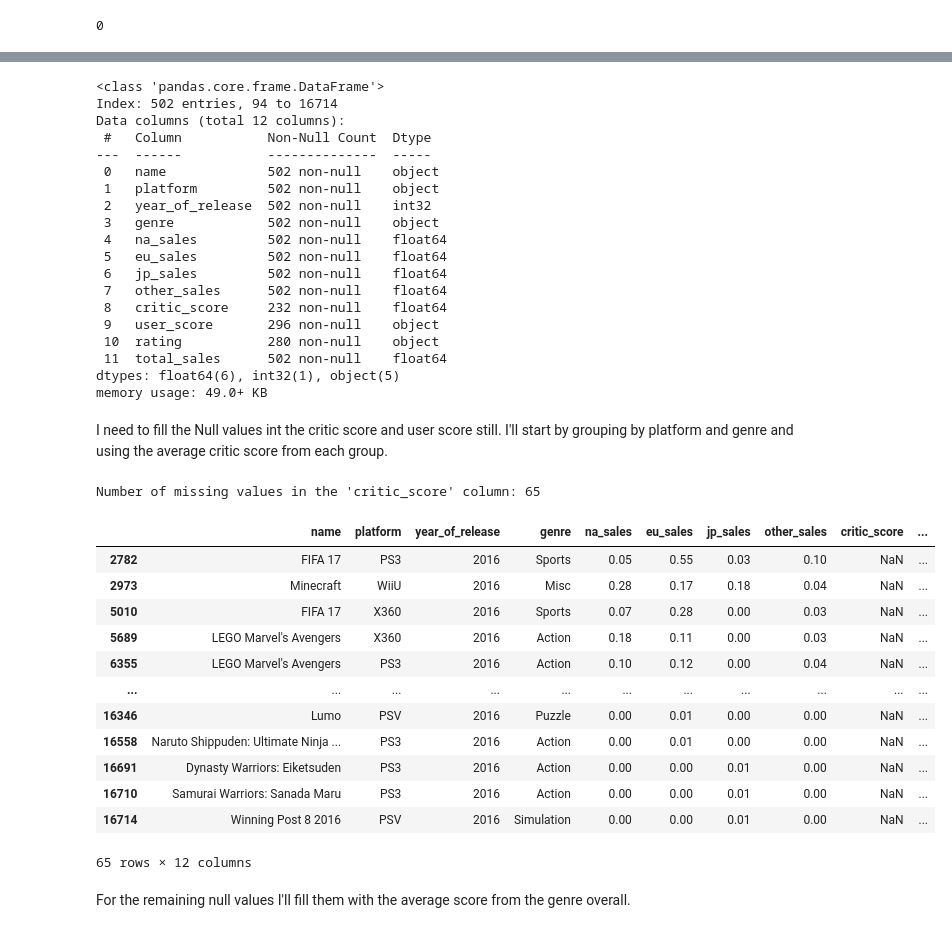
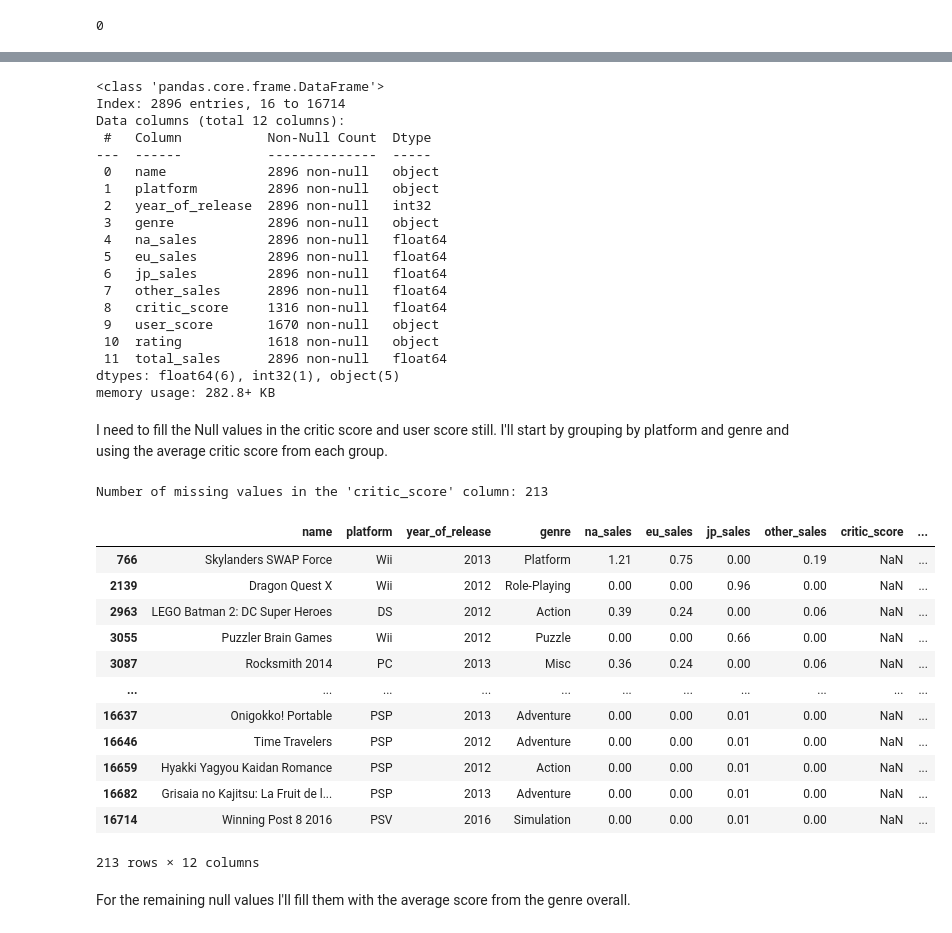
Before and after one commit to DarthPiggyus/Intergated-project, a Jupyter notebook: notebooks/EDA.ipynb, the cells around one changed output, grey strips where cells are left out. Drawn from its saved outputs; the diff is of its cells as text; code cells hidden in the pictures.

```diff
--- a/notebooks/EDA.ipynb
+++ b/notebooks/EDA.ipynb
@@ -76,3 +73,6 @@ Columns: [name, platform, year_of_release, genre, na_sales, eu_sales, jp_sales,
 Index: []
 # %% [markdown]
 I'm using 'Unknown' here for the names because there's really no way of know what games these are specificlly. They also shouldn't be relavent to our data since we're looking at 2016.
+# %%
+# Update the year_of_release for the game at index 15957
+games.at[15957, 'year_of_release'] = 2010
@@ -195,0 +219,9 @@ games_2016
+# %%
+# Filter the data for the years 2012-2016
+games_2012_2016 = games[(games['year_of_release'] >= 2012) & (games['year_of_release'] <= 2016)]
+
+# Group the data by platform and sum the sales
+platform_sales_2012_2016 = games_2012_2016.groupby('platform')['total_sales'].sum().sort_values(ascending=False)
+
+# Print the top 5 platforms by total sales
+platform_sales_2012_2016.head(5)
@@ -196,57 +334,57 @@ games_2016
 # %%
-games_2016.info()
+games_2012_2016.info()
 # %% [output]
 <class 'pandas.core.frame.DataFrame'>
-Index: 502 entries, 94 to 16714
+Index: 2896 entries, 16 to 16714
 Data columns (total 12 columns):
  #   Column           Non-Null Count  Dtype
 ---  ------           --------------  -----
- 0   name             502 non-null    object
- 1   platform         502 non-null    object
- 2   year_of_release  502 non-null    int32
- 3   genre            502 non-null    object
- 4   na_sales         502 non-null    float64
- 5   eu_sales         502 non-null    float64
- 6   jp_sales         502 non-null    float64
- 7   other_sales      502 non-null    float64
- 8   critic_score     232 non-null    float64
- 9   user_score       296 non-null    object
- 10  rating           280 non-null    object
- 11  total_sales      502 non-null    float64
+ 0   name             2896 non-null   object
+ 1   platform         2896 non-null   object
+ 2   year_of_release  2896 non-null   int32
+ 3   genre            2896 non-null   object
+ 4   na_sales         2896 non-null   float64
+ 5   eu_sales         2896 non-null   float64
+ 6   jp_sales         2896 non-null   float64
+ 7   other_sales      2896 non-null   float64
+ 8   critic_score     1316 non-null   float64
+ 9   user_score       1670 non-null   object
+ 10  rating           1618 non-null   object
+ 11  total_sales      2896 non-null   float64
 dtypes: float64(6), int32(1), object(5)
-memory usage: 49.0+ KB
+memory usage: 282.8+ KB
 # %% [markdown]
-I need to fill the Null values int the critic score and user score still. I'll start by grouping by platform and genre and using the average critic score from each group.
+I need to fill the Null values in the critic score and user score still. I'll start by grouping by platform and genre and using the average critic score from each group.
 # %%
 # Group the data by 'platform' and 'genre', then calculate the mean 'critic_score' for each group
-mean_critic_scores = games_2016.groupby(['platform', 'genre'])['critic_score'].mean().round(1).to_dict()
+mean_critic_scores = games_2012_2016.groupby(['platform', 'genre'])['critic_score'].mean().round(1).to_dict()
 
 # Fill the missing values in the 'critic_score' column using the platform-genre mean critic scores
-games_2016.loc[games_2016['critic_score'].isnull(), 'critic_score'] = games_2016.loc[games_2016['critic_score'].isnull(), ['platform', 'genre']].apply(lambda x: mean_critic_scores.get(tuple(x), games_2016['critic_score'].mean()), axis=1)
+games_2012_2016.loc[games_2012_2016['critic_score'].isnull(), 'critic_score'] = games_2012_2016.loc[games_2012_2016['critic_score'].isnull(), ['platform', 'genre']].apply(lambda x: mean_critic_scores.get(tuple(x), games_2012_2016['critic_score'].mean()), axis=1)
 
 # Check for missing values in the 'critic_score' column
-print(f"Number of missing values in the 'critic_score' column: {games_2016['critic_score'].isnull().sum()}")
+print(f"Number of missing values in the 'critic_score' column: {games_2012_2016['critic_score'].isnull().sum()}")
 
 # Get the rows with missing values in the 'critic_score' column
-missing_critic_scores = games_2016[games_2016['critic_score'].isnull()]
+missing_critic_scores = games_2012_2016[games_2012_2016['critic_score'].isnull()]
 
 # Print the missing rows
 missing_critic_scores
 # %% [output]
-Number of missing values in the 'critic_score' column: 65
+Number of missing values in the 'critic_score' column: 213
 |  | name | platform | year_of_release | genre | na_sales | eu_sales | jp_sales | other_sales | critic_score | ... |
-| 2782 | FIFA 17 | PS3 | 2016 | Sports | 0.05 | 0.55 | 0.03 | 0.10 | NaN | ... |
-| 2973 | Minecraft | WiiU | 2016 | Misc | 0.28 | 0.17 | 0.18 | 0.04 | NaN | ... |
-| 5010 | FIFA 17 | X360 | 2016 | Sports | 0.07 | 0.28 | 0.00 | 0.03 | NaN | ... |
-| 5689 | LEGO Marvel's Avengers | X360 | 2016 | Action | 0.18 | 0.11 | 0.00 | 0.03 | NaN | ... |
-| 6355 | LEGO Marvel's Avengers | PS3 | 2016 | Action | 0.10 | 0.12 | 0.00 | 0.04 | NaN | ... |
+| 766 | Skylanders SWAP Force | Wii | 2013 | Platform | 1.21 | 0.75 | 0.00 | 0.19 | NaN | ... |
+| 2139 | Dragon Quest X | Wii | 2012 | Role-Playing | 0.00 | 0.00 | 0.96 | 0.00 | NaN | ... |
+| 2963 | LEGO Batman 2: DC Super Heroes | DS | 2012 | Action | 0.39 | 0.24 | 0.00 | 0.06 | NaN | ... |
+| 3055 | Puzzler Brain Games | Wii | 2012 | Puzzle | 0.00 | 0.00 | 0.66 | 0.00 | NaN | ... |
+| 3087 | Rocksmith 2014 | PC | 2013 | Misc | 0.36 | 0.24 | 0.00 | 0.06 | NaN | ... |
 | ... | ... | ... | ... | ... | ... | ... | ... | ... | ... | ... |
-| 16346 | Lumo | PSV | 2016 | Puzzle | 0.00 | 0.01 | 0.00 | 0.00 | NaN | ... |
-| 16558 | Naruto Shippuden: Ultimate Ninja ... | PS3 | 2016 | Action | 0.00 | 0.01 | 0.00 | 0.00 | NaN | ... |
-| 16691 | Dynasty Warriors: Eiketsuden | PS3 | 2016 | Action | 0.00 | 0.00 | 0.01 | 0.00 | NaN | ... |
-| 16710 | Samurai Warriors: Sanada Maru | PS3 | 2016 | Action | 0.00 | 0.00 | 0.01 | 0.00 | NaN | ... |
+| 16637 | Onigokko! Portable | PSP | 2013 | Adventure | 0.00 | 0.00 | 0.01 | 0.00 | NaN | ... |
+| 16646 | Time Travelers | PSP | 2012 | Adventure | 0.00 | 0.00 | 0.01 | 0.00 | NaN | ... |
+| 16659 | Hyakki Yagyou Kaidan Romance | PSP | 2012 | Action | 0.00 | 0.00 | 0.01 | 0.00 | NaN | ... |
+| 16682 | Grisaia no Kajitsu: La Fruit de l... | PSP | 2013 | Adventure | 0.00 | 0.00 | 0.01 | 0.00 | NaN | ... |
 | 16714 | Winning Post 8 2016 | PSV | 2016 | Simulation | 0.00 | 0.00 | 0.01 | 0.00 | NaN | ... |
-65 rows × 12 columns
+213 rows × 12 columns
 # %% [markdown]
 For the remaining null values I'll fill them with the average score from the genre overall.
 # %%
```
Also changed, not shown: parts of 41 cells of this notebook.
